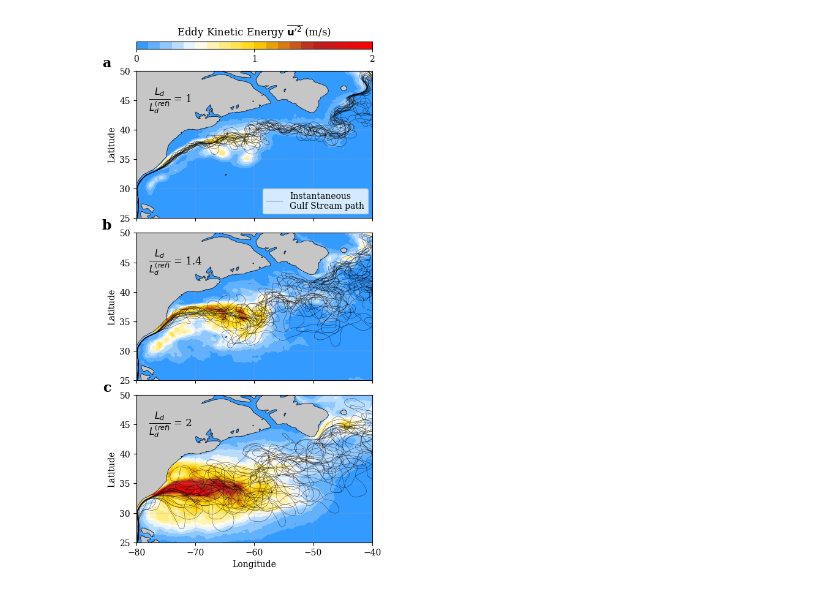
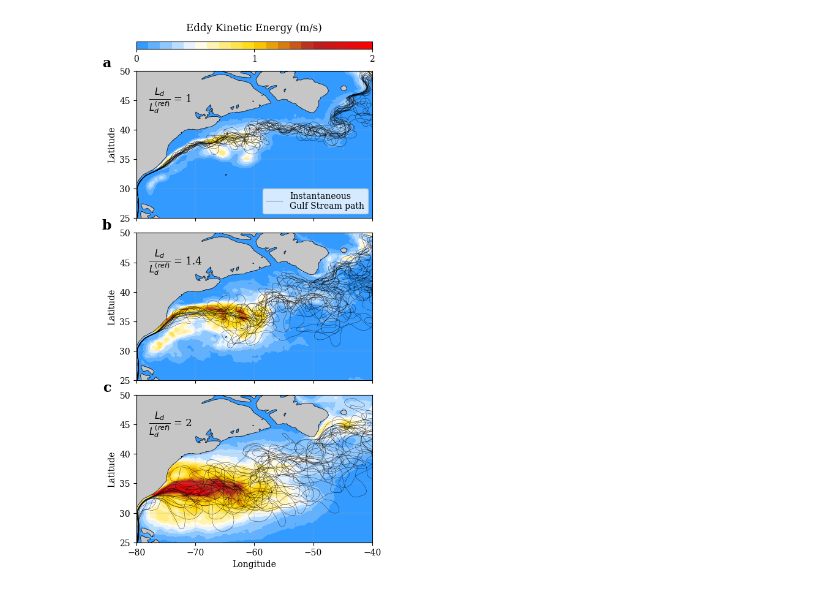
Before and after one commit to LennardMiller/Destabilization_of_the_Gulf_Stream_Extension_Miller_et_al_2026, a Jupyter notebook: Figure_S6/spaghetti_u_std.ipynb, the cells around one changed output. Saved outputs shown, nothing was run; the diff lists cells and outputs as text; code cells hidden in the pictures.

```diff
--- a/Figure_S6/spaghetti_u_std.ipynb
+++ b/Figure_S6/spaghetti_u_std.ipynb
@@ -83,33 +78,43 @@ for i, drho_fac in enumerate(drho_facs):
         cax = axes.inset_axes((0, 1.15,1, 0.05))
 
         cbar = plt.colorbar(cplot, cax=cax, orientation='horizontal', ticks=[0,1, 2])
-        cax.set_xlabel("Eddy Kinetic Energy " + r"$\overline{\mathbf{u}'^2}$ (m/s)", size = 12, rotation = 0)
+        cax.set_xlabel("Eddy Kinetic Energy (m/s)", size = 12, rotation = 0)
         cax.xaxis.set_label_coords(0.5,3.5)
 
     # add grid
     axes.grid(zorder = 1, linewidth = 0.2)
 
     # set lateral and longitudinal extend
     axes.set_xlim([lon_min, lon_max])
     axes.set_ylim([lat_min, lat_max])
     axes.set_aspect(1)
 
     # add text for deformation radius
     axes.text(0.1, 0.8, r'$\frac{L_d}{L_d^{(ref)}}$', horizontalalignment='center', verticalalignment='center', transform=axes.transAxes, size = 16)
     axes.text(0.16, 0.8075, '= ' + Rd_labels[i], verticalalignment='center', transform=axes.transAxes, size = 12)
 
     # add spaghettis
     conts_load = np.load(savepath + "conts_" + str(drho_fac) + "drho.npz", allow_pickle=False)
     N_cont = len(conts_load) - 1
     for j in range(0, 200, 10):
         if i == 0 and j == 0:
             cont = conts_load[str(j)]
             plt.plot(cont[0,:], cont[1,:], linewidth = 0.25, alpha = 1, color = "k", label = "Instantaneous\nGulf Stream path")
             plt.legend(loc = "lower right")
         else:
             cont = conts_load[str(j)]
             plt.plot(cont[0,:], cont[1,:], linewidth = 0.25, alpha = 1, color = "k")
 
+    # # mean spaghetti
+    # ds_topo = xr.open_dataset(savepath + "gulf_" + str(drho_fac) + "drho_isopycs_mean.nc")
+    # ssh_mean = ds_topo["h"][-1,:,:]
+    # cont = calc_cont(ssh_mean)
+    # if i == 0:
+    #     #plt.plot(cont[0,:], cont[1,:], linewidth = 2, alpha = 1, color = "k", label = "Time-average\nGulf Stream path")
+    #     plt.legend(loc = "lower right")
+    # else:
+    #     x = 1#plt.plot(cont[0,:], cont[1,:], linewidth = 2, alpha = 1, color = "k",)
+
 plt.savefig('gulf_stream_spaghetti_EKE_strong_winds.png', dpi = 200, bbox_inches='tight', format = 'png')
 # %% [output]
-[figure, old version]
+[figure, new version]
```
Also changed, not shown: parts of 1 cell of this notebook, 48 other files.
